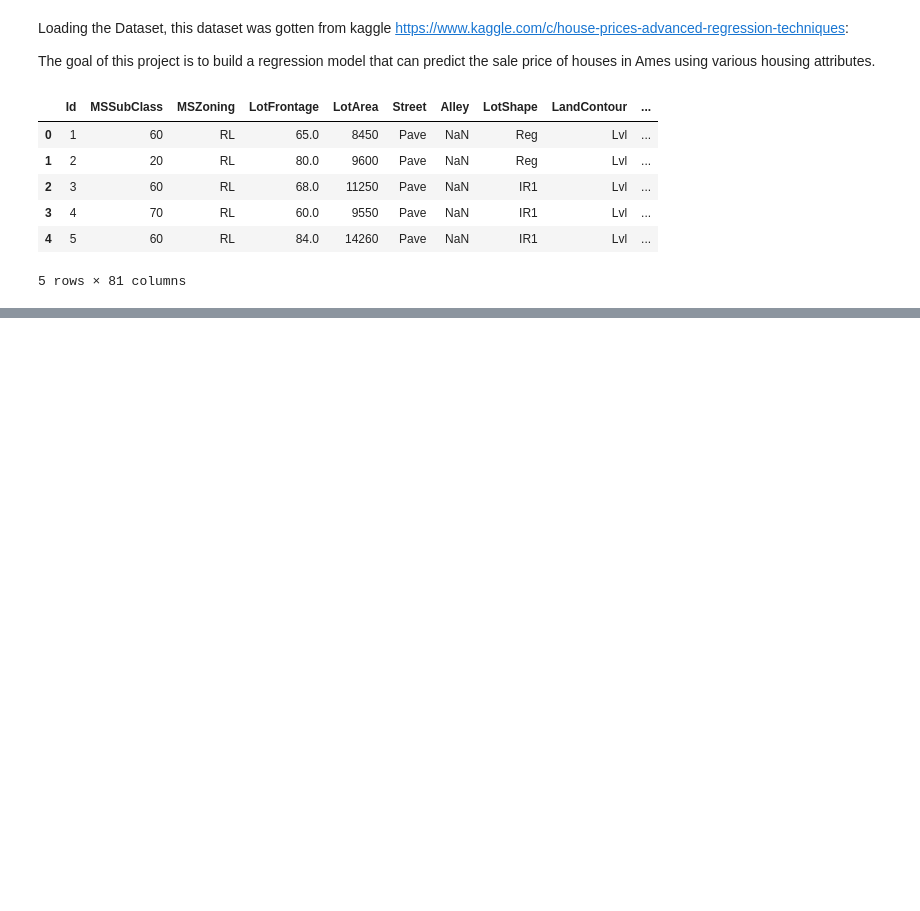
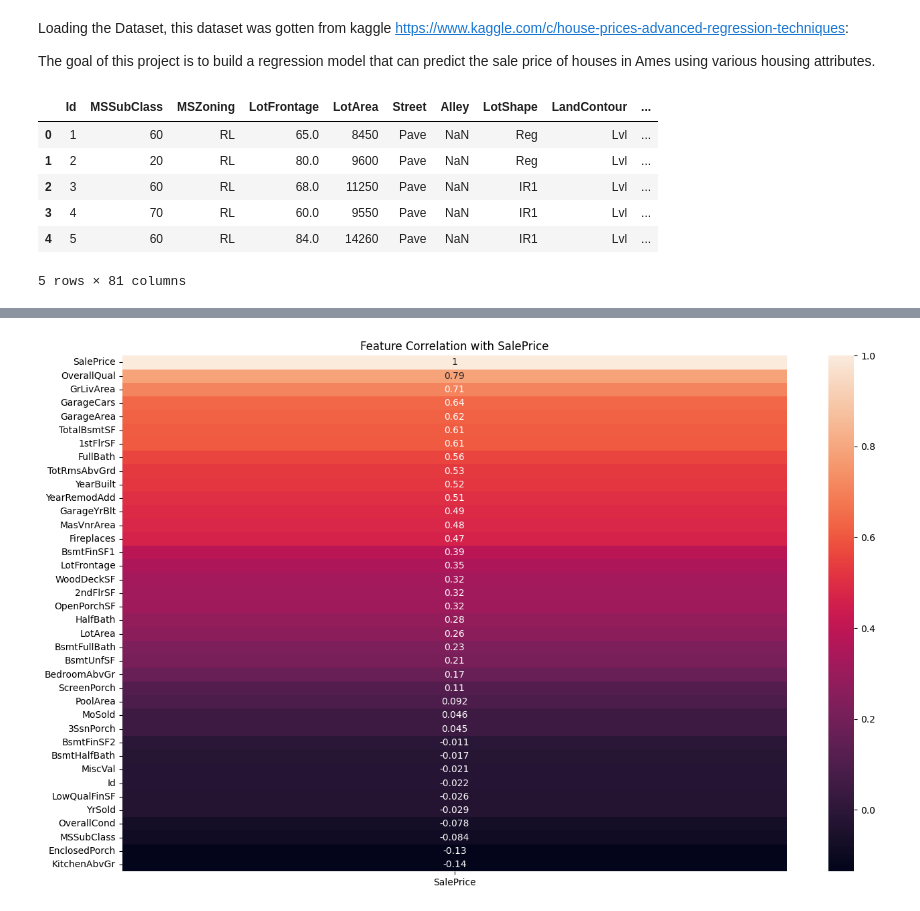
Before and after one commit to Richmondiroegbu/Ames-Housing-Price-Prediction, a Jupyter notebook: Ames_Housing_Price_Prediction.ipynb, the cells around one changed output, grey strips where cells are left out. Cells and saved outputs as stored; diff of their text form; code cells hidden in the pictures; blank space fills up the shorter version.

```diff
--- a/Ames_Housing_Price_Prediction.ipynb
+++ b/Ames_Housing_Price_Prediction.ipynb
@@ -38,0 +70,8 @@ df.head()
+# %%
+# Correlation heatmap
+plt.figure(figsize=(16, 10))
+sns.heatmap(df.corr(numeric_only=True)[['SalePrice']].sort_values(by='SalePrice', ascending=False), annot=True)
+plt.title('Feature Correlation with SalePrice')
+plt.show()
+# %% [output]
+[figure, added]
```
Also changed, not shown: parts of 2 cells of this notebook.
